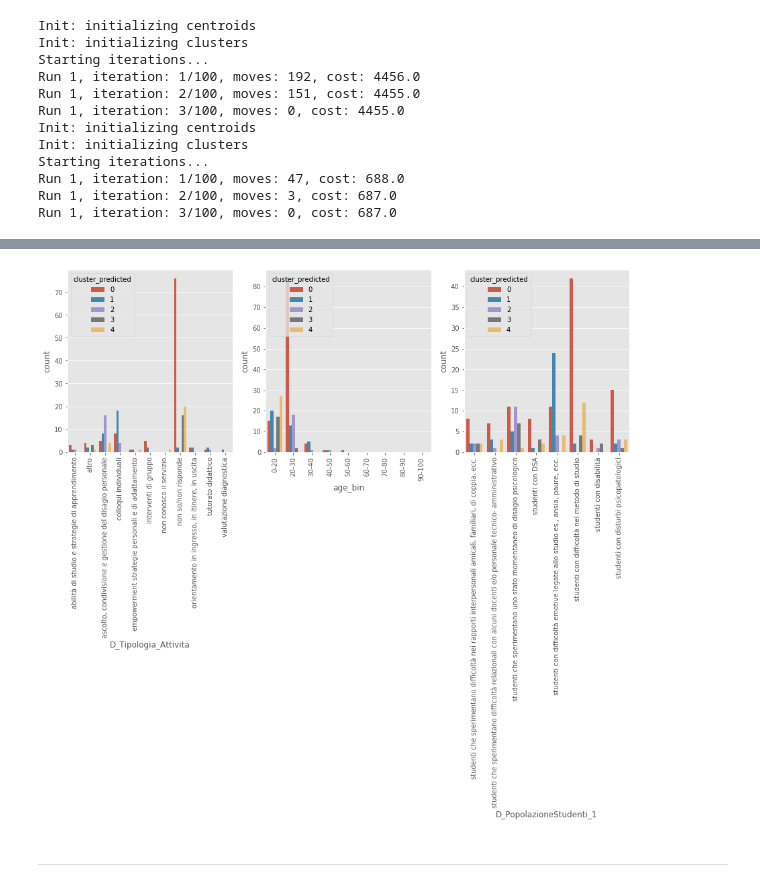
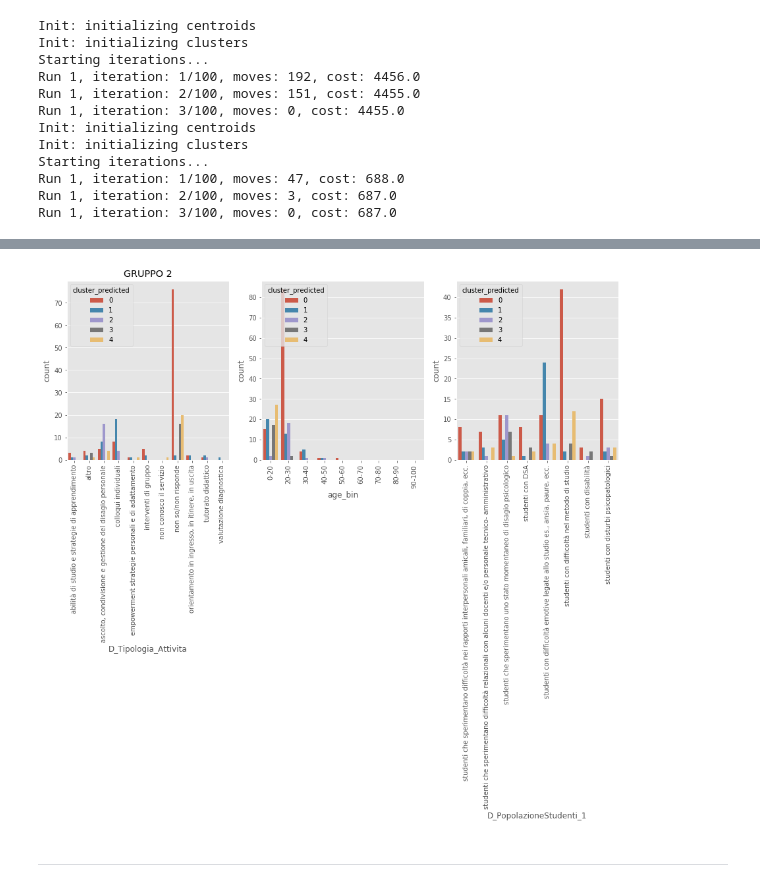
Before and after one commit to domdiac/FORPSICOM, a Jupyter notebook: K Means - 5 cluster.ipynb, the cells around one changed output, grey strips where cells are left out. Cells and saved outputs as stored; diff of their text form; code cells hidden in the pictures.

```diff
--- a/K Means - 5 cluster.ipynb
+++ b/K Means - 5 cluster.ipynb
@@ -304,17 +312,18 @@ plt.show()
 # %%
 f, axs = plt.subplots(1,3,figsize = (15,5))
 a=sns.countplot(x=combinedDf2['D_Tipologia_Attivita'],hue=combinedDf2['cluster_predicted'],ax=axs[0])
 b=sns.countplot(x=combinedDf2['age_bin'],hue=combinedDf2['cluster_predicted'],ax=axs[1])
 c=sns.countplot(x=combinedDf2['D_PopolazioneStudenti_1'],hue=combinedDf2['cluster_predicted'])
 
+a.set_title("GRUPPO 2")
 
 a.set_xticklabels(a.get_xticklabels(), rotation=90)
 b.set_xticklabels(b.get_xticklabels(), rotation=90)
 c.set_xticklabels(c.get_xticklabels(), rotation=90)
 
 plt.show()
 # %% [output]
-[figure, old version]
+[figure, new version]
 # %% [markdown]
 ----
 # %% [markdown]
```
Also changed, not shown: parts of 14 cells of this notebook.
